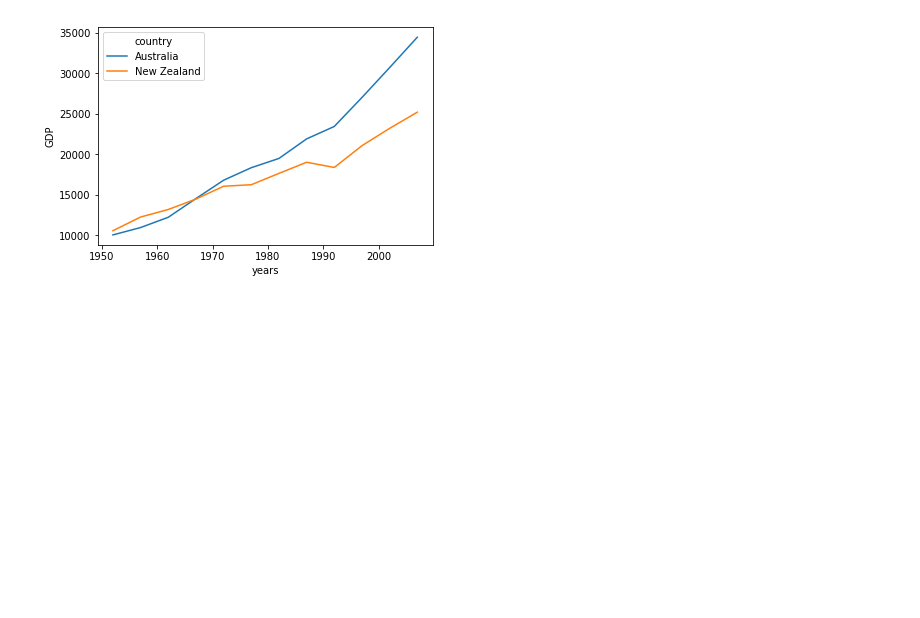
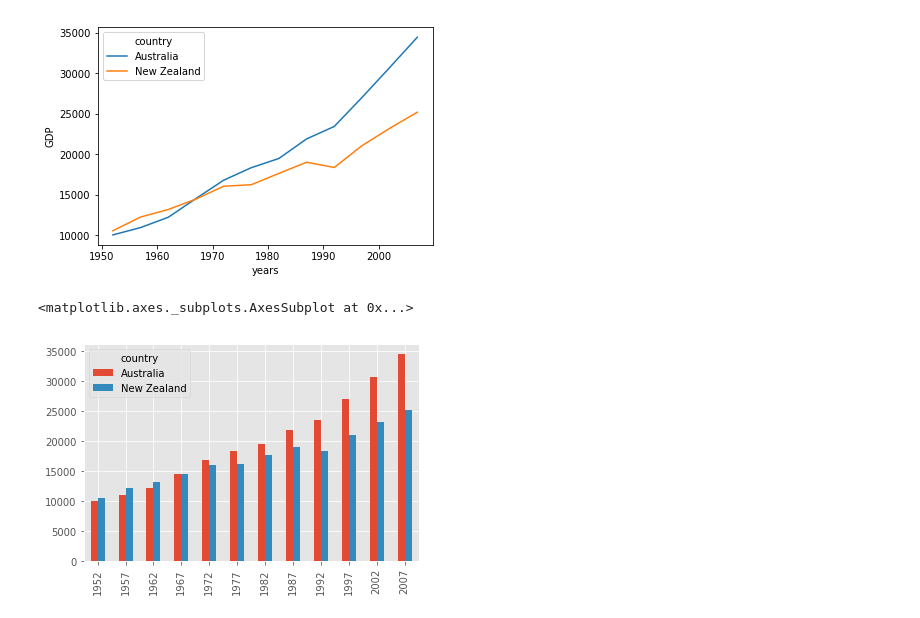
Before and after one commit to sjp1018/Python-Day2, a Jupyter notebook: code/Day2_code.ipynb, the cells around one changed output. Drawn from its saved outputs; the diff is of its cells as text; code cells hidden in the pictures; blank space fills up the shorter version.

```diff
--- a/code/Day2_code.ipynb
+++ b/code/Day2_code.ipynb
@@ -131,3 +131,10 @@ plt.ylabel("GDP")
 # %% [output]
 Text(0,0.5,'GDP')
 [figure]
+# %%
+plt.style.use("ggplot")
+# %%
+data.T.plot(kind='bar')
+# %% [output]
+<matplotlib.axes._subplots.AxesSubplot at 0x...>
+[figure, added]
```
Also changed, not shown: parts of 14 cells of this notebook.
